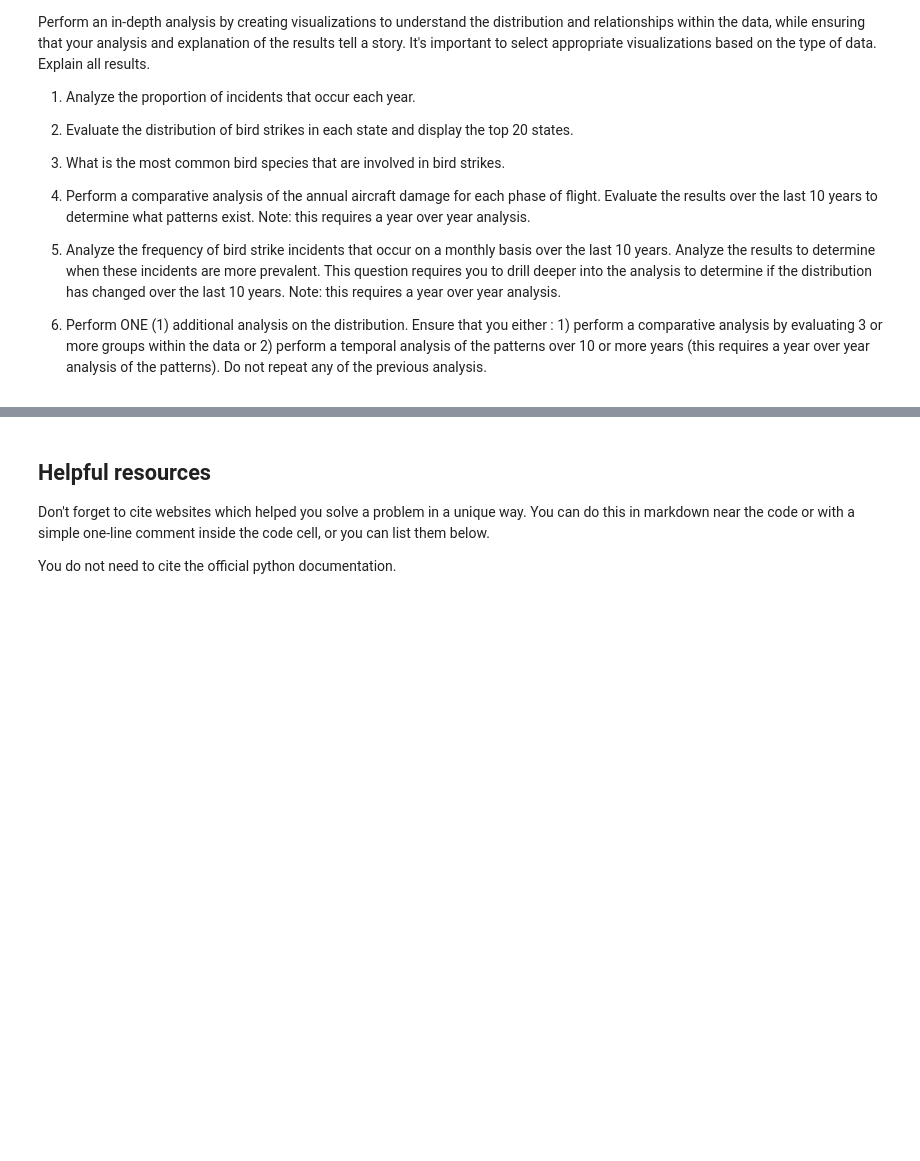
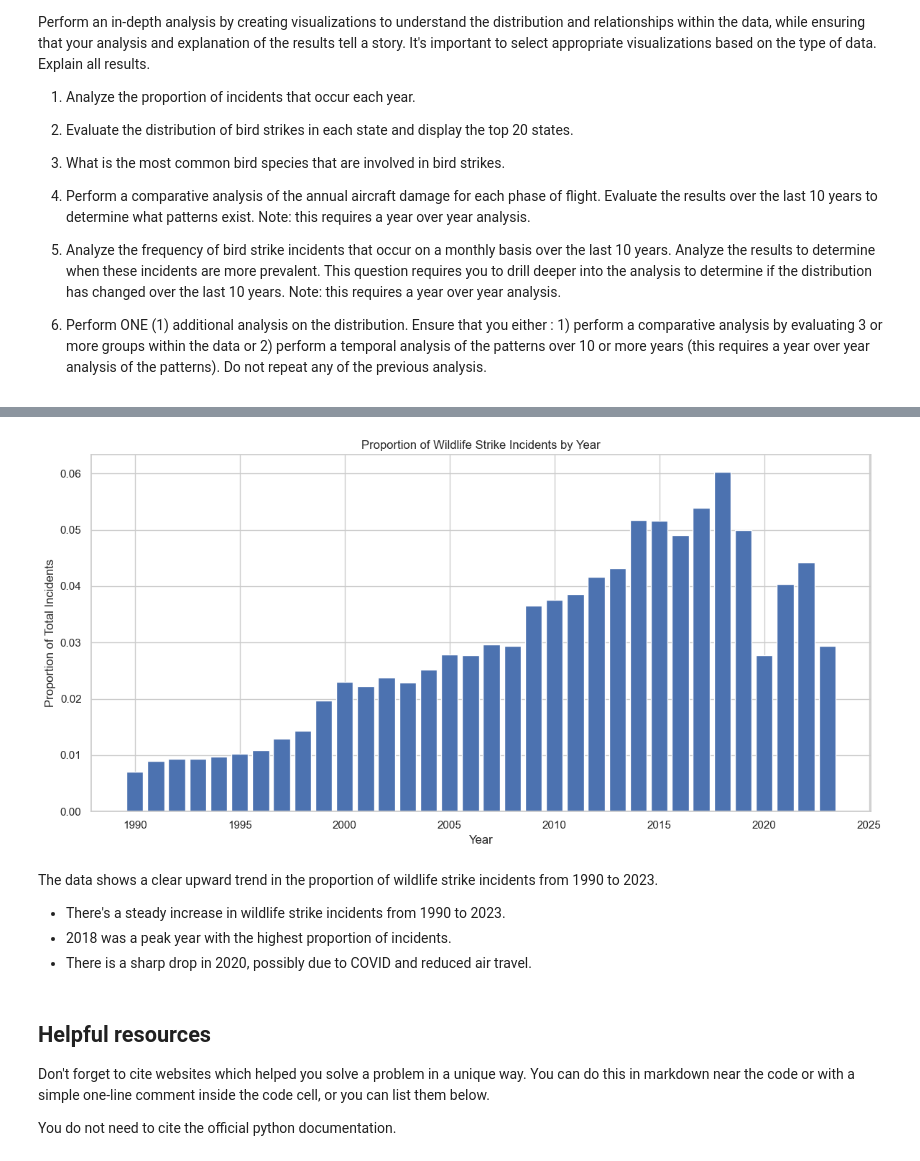
Before and after one commit to DavidYu75/ds3000-assignments, a Jupyter notebook: DS_Practicum_2.ipynb, the cells around one changed output, grey strips where cells are left out. Saved outputs shown, nothing was run; the diff lists cells and outputs as text; code cells hidden in the pictures; blank space fills up the shorter version.

```diff
--- a/DS_Practicum_2.ipynb
+++ b/DS_Practicum_2.ipynb
@@ -223,0 +226,14 @@ Perform an in-depth analysis by creating visualizations to understand the distri
+# %%
+yearly_incidents = bird_strike_df['INCIDENT_YEAR'].value_counts().sort_index()
+total_incidents = len(bird_strike_df)
+
+yearly_proportion = yearly_incidents / total_incidents
+
+yearly_analysis = pd.DataFrame({
+    'Year': yearly_proportion.index,
+    'Count': yearly_incidents.values,
+    'Proportion': yearly_proportion.values
+})
+
+print("Yearly Incident Proportion:")
+print(yearly_analysis)
@@ -224,3 +260,18 @@ Perform an in-depth analysis by creating visualizations to understand the distri
+# %%
+plt.figure(figsize=(12, 6))
+plt.bar(yearly_analysis['Year'], yearly_analysis['Proportion'])
+plt.title('Proportion of Wildlife Strike Incidents by Year')
+plt.xlabel('Year')
+plt.ylabel('Proportion of Total Incidents')
+plt.tight_layout()
+plt.show()
+# %% [output]
+[figure, added]
+# %% [markdown]
+The data shows a clear upward trend in the proportion of wildlife strike incidents from 1990 to 2023.
+- There's a steady increase in wildlife strike incidents from 1990 to 2023.
+- 2018 was a peak year with the highest proportion of incidents.
+- There is a sharp drop in 2020, possibly due to COVID and reduced air travel.
 # %% [markdown]
 ## Helpful resources
 Don't forget to cite websites which helped you solve a problem in a unique way.  You can do this in markdown near the code or with a simple one-line comment inside the code cell, or you can list them below.
```
Also changed, not shown: parts of 3 cells of this notebook.
